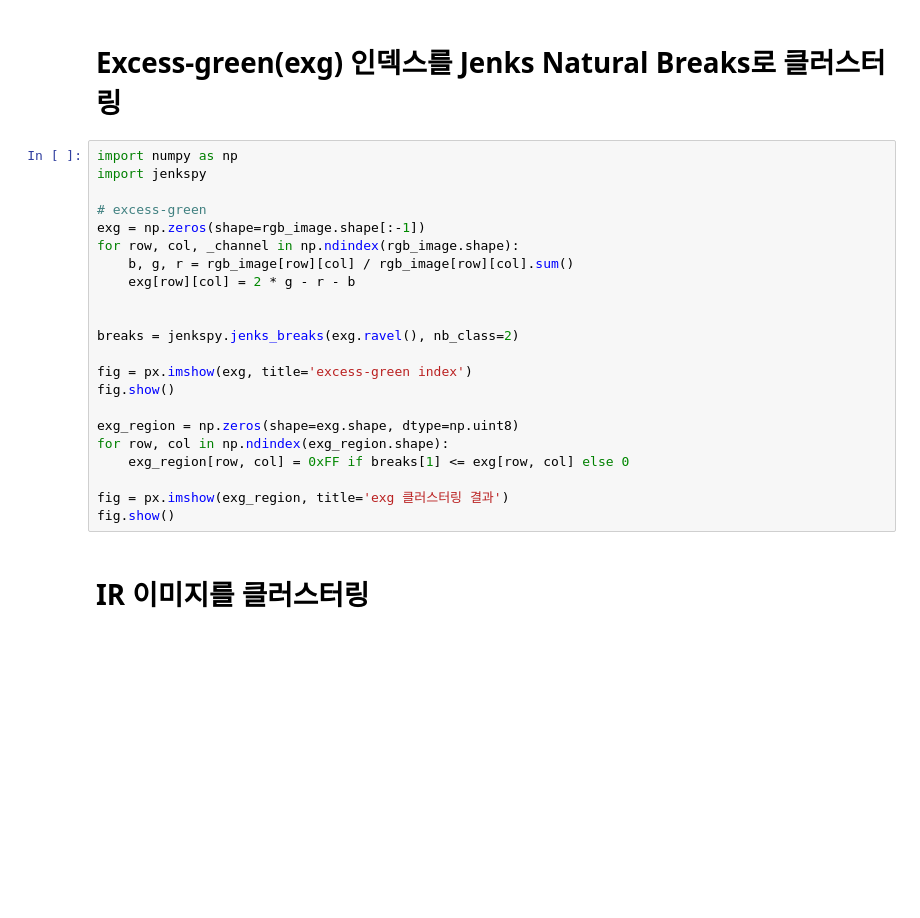
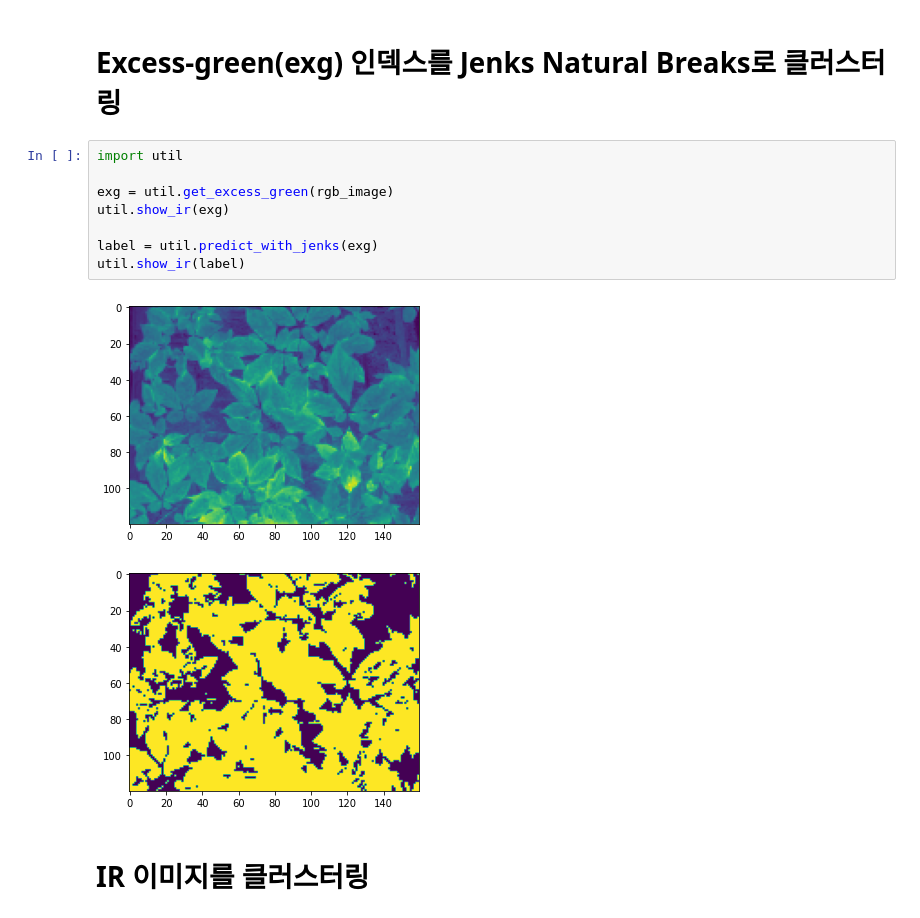
Before and after one commit to plming/infrared-leaf-segmentation, a Jupyter notebook: demo_ginseng.ipynb, the cells around one changed output. Cells and saved outputs as stored; diff of their text form; blank space fills up the shorter version.

```diff
--- a/demo_ginseng.ipynb
+++ b/demo_ginseng.ipynb
@@ -34,27 +25,16 @@ plt.show()
 # %% [markdown]
 # Excess-green(exg) 인덱스를 Jenks Natural Breaks로 클러스터링
-# %%
-import numpy as np
-import jenkspy
-
-# excess-green
-exg = np.zeros(shape=rgb_image.shape[:-1])
-for row, col, _channel in np.ndindex(rgb_image.shape):
-    b, g, r = rgb_image[row][col] / rgb_image[row][col].sum()
-    exg[row][col] = 2 * g - r - b
-
-
-breaks = jenkspy.jenks_breaks(exg.ravel(), nb_class=2)
-
-fig = px.imshow(exg, title='excess-green index')
-fig.show()
-
-exg_region = np.zeros(shape=exg.shape, dtype=np.uint8)
-for row, col in np.ndindex(exg_region.shape):
-    exg_region[row, col] = 0xFF if breaks[1] <= exg[row, col] else 0
-
-fig = px.imshow(exg_region, title='exg 클러스터링 결과')
-fig.show()
+# %%
+import util
+
+exg = util.get_excess_green(rgb_image)
+util.show_ir(exg)
+
+label = util.predict_with_jenks(exg)
+util.show_ir(label)
+# %% [output]
+[figure, added]
+[figure, added]
 # %% [markdown]
 # IR 이미지를 클러스터링
 # %%
```
Also changed, not shown: parts of 9 cells of this notebook, 1 other file.
